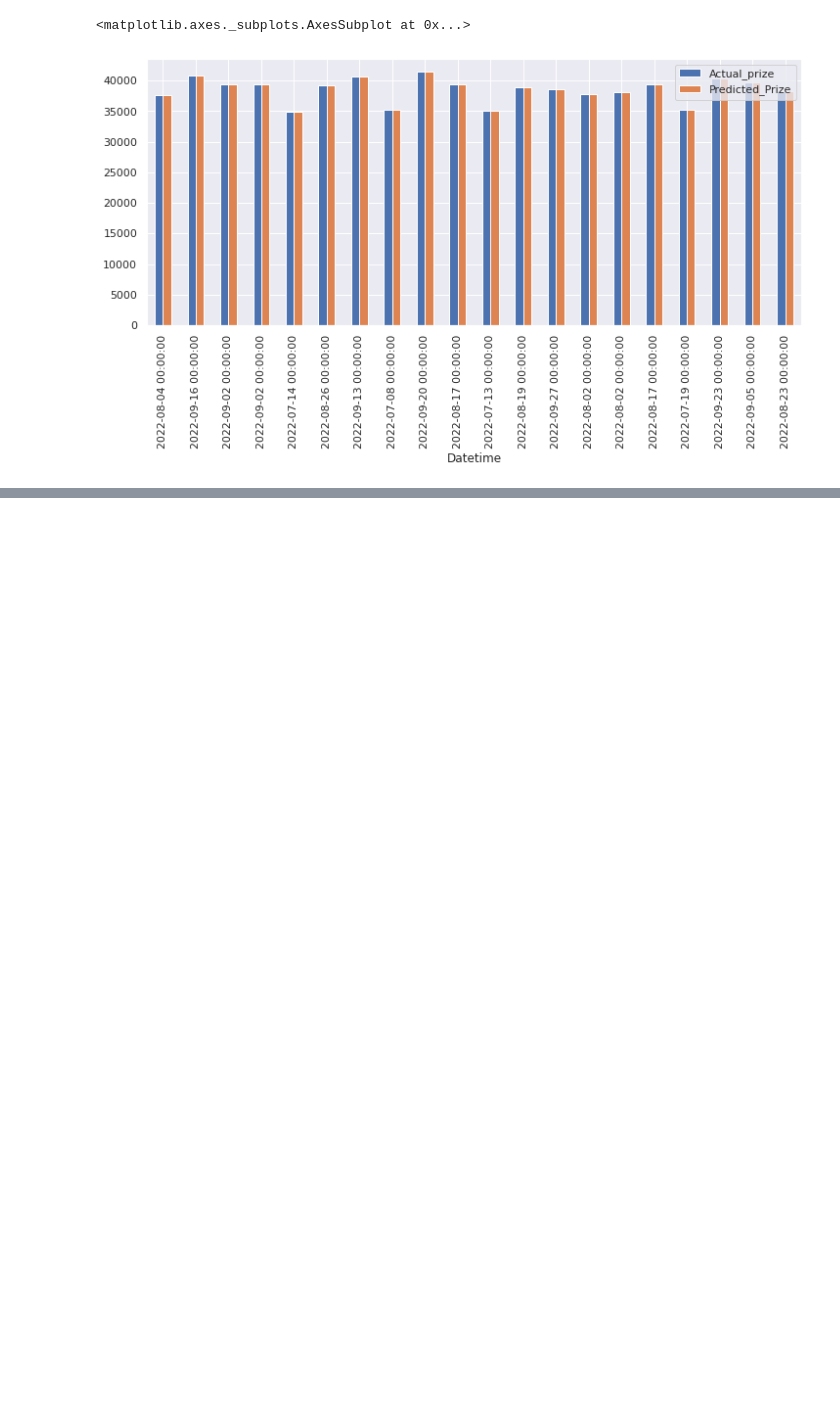
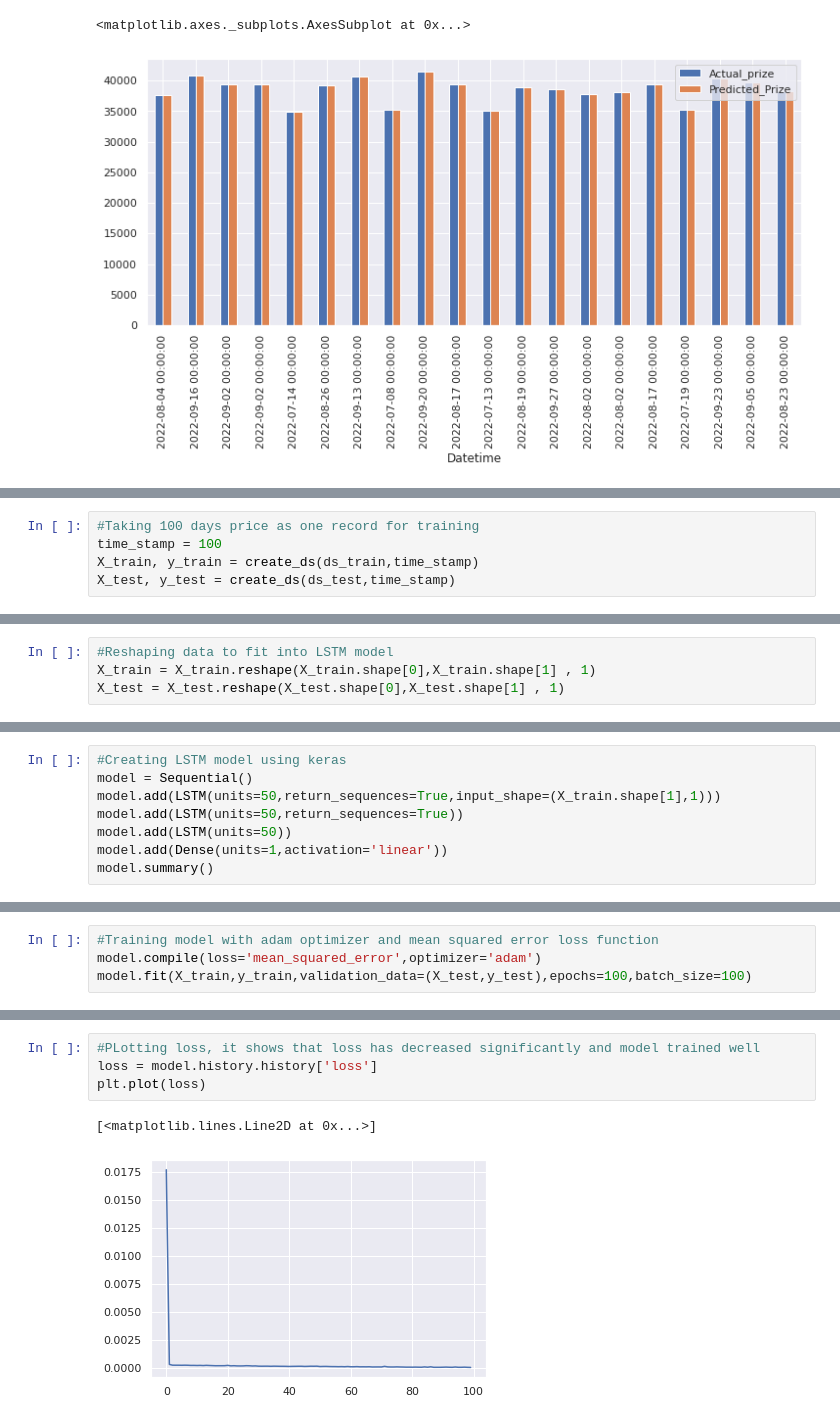
Before and after one commit to sarkar2527/DSAP, a Jupyter notebook: Stock_3_sandy.ipynb, the cells around one changed output, grey strips where cells are left out. Saved outputs shown, nothing was run; the diff lists cells and outputs as text; blank space fills up the shorter version.

```diff
--- a/Stock_3_sandy.ipynb
+++ b/Stock_3_sandy.ipynb
@@ -413,0 +458,5 @@ graph.plot(kind='bar', figsize =(12,5))
+# %%
+#Taking 100 days price as one record for training
+time_stamp = 100
+X_train, y_train = create_ds(ds_train,time_stamp)
+X_test, y_test = create_ds(ds_test,time_stamp)
@@ -413,0 +467,4 @@ graph.plot(kind='bar', figsize =(12,5))
+# %%
+#Reshaping data to fit into LSTM model
+X_train = X_train.reshape(X_train.shape[0],X_train.shape[1] , 1)
+X_test = X_test.reshape(X_test.shape[0],X_test.shape[1] , 1)
@@ -413,0 +474,8 @@ graph.plot(kind='bar', figsize =(12,5))
+# %%
+#Creating LSTM model using keras
+model = Sequential()
+model.add(LSTM(units=50,return_sequences=True,input_shape=(X_train.shape[1],1)))
+model.add(LSTM(units=50,return_sequences=True))
+model.add(LSTM(units=50))
+model.add(Dense(units=1,activation='linear'))
+model.summary()
@@ -413,0 +500,4 @@ graph.plot(kind='bar', figsize =(12,5))
+# %%
+#Training model with adam optimizer and mean squared error loss function
+model.compile(loss='mean_squared_error',optimizer='adam')
+model.fit(X_train,y_train,validation_data=(X_test,y_test),epochs=100,batch_size=100)
@@ -413,0 +523,7 @@ graph.plot(kind='bar', figsize =(12,5))
+# %%
+#PLotting loss, it shows that loss has decreased significantly and model trained well
+loss = model.history.history['loss']
+plt.plot(loss)
+# %% [output]
+[<matplotlib.lines.Line2D at 0x...>]
+[figure, added]
```
Also changed, not shown: parts of 31 cells of this notebook.
